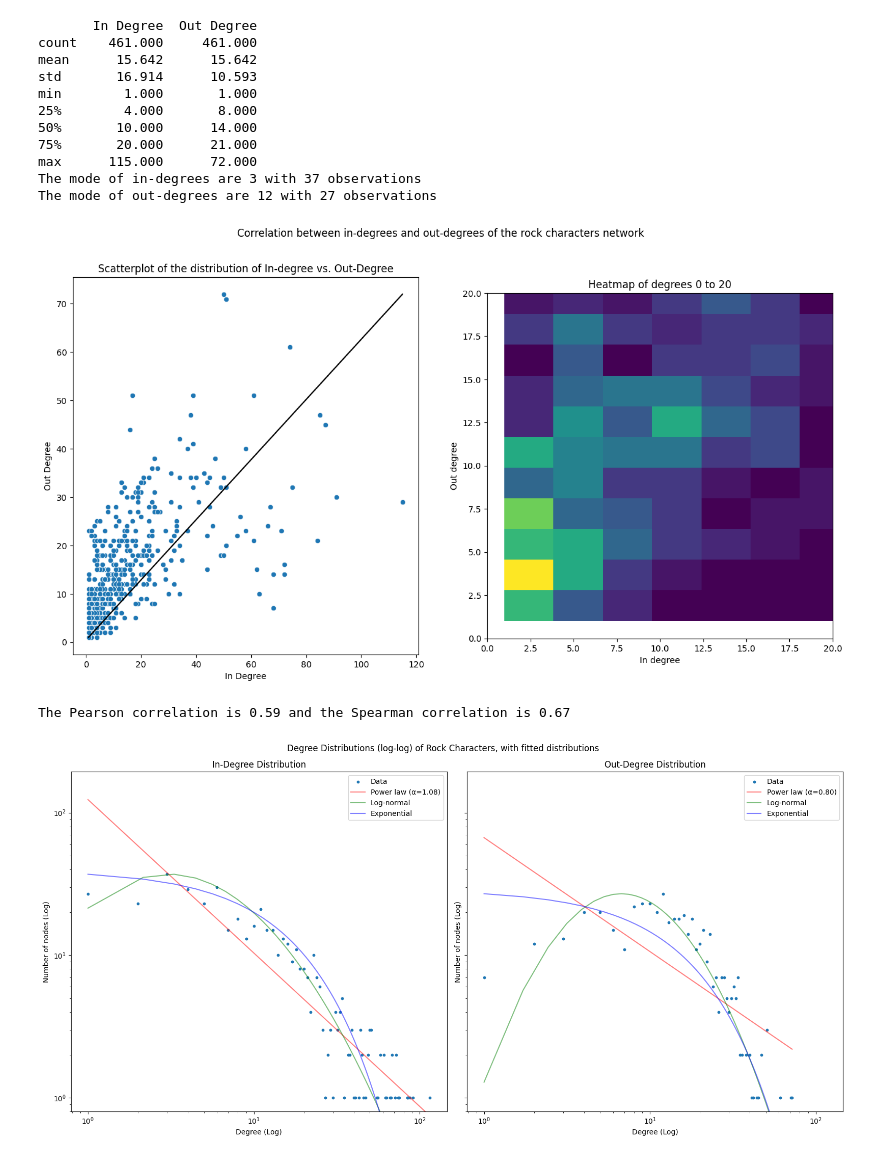
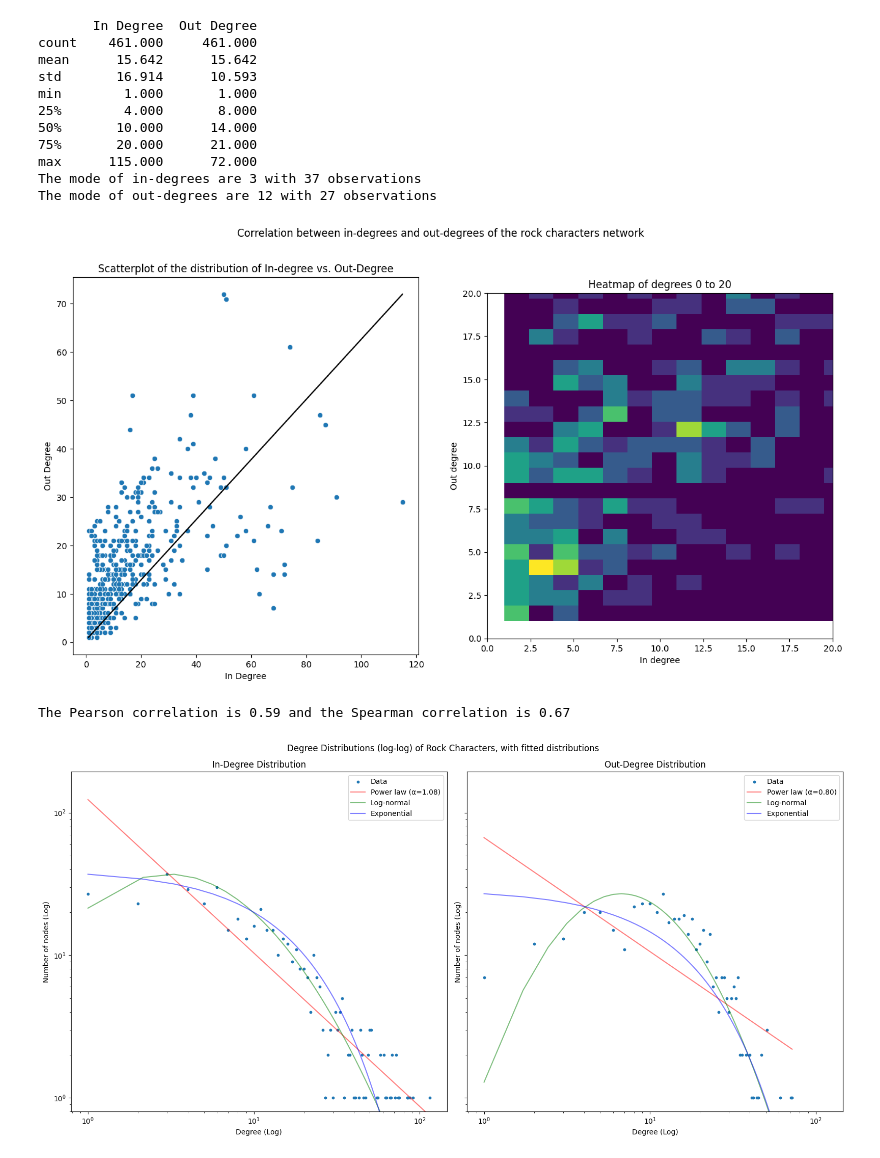
Before and after one commit to Somon8/social_graphs_25, a Jupyter notebook: Assignment2_1.ipynb, the cells around one changed output. Drawn from its saved outputs; the diff is of its cells as text; code cells hidden in the pictures.

```diff
--- a/Assignment2_1.ipynb
+++ b/Assignment2_1.ipynb
@@ -75,35 +78,35 @@ figure, axs = plt.subplots(1, 2, figsize=(16, 8)) #Row, col, w, h
 sns.scatterplot(data = df, x = "In Degree", y = "Out Degree", ax= axs[0])
 
 in_max, out_max = df.max()
 in_min, out_min = df.min()
 
 axs[0].plot([in_min,in_max],[out_min,out_max], color = 'black')
 axs[0].set_title("Scatterplot of the distribution of In-degree vs. Out-Degree")
 
 
 #Plot the correlation heatmap
-heatmap_data, xedges, yedges = np.histogram2d(df["In Degree"], df["Out Degree"], bins=40)
+heatmap_data, xedges, yedges = np.histogram2d(df["In Degree"], df["Out Degree"], bins=80)
 extent = [xedges[0], xedges[-1], yedges[0], yedges[-1]]
 
 plt.imshow(heatmap_data.T, extent=extent, origin='lower')
 plt.xlabel("In degree")
 plt.ylabel("Out degree")
 lim = 20
 plt.xlim(0,lim)
 plt.ylim(0,lim)
 axs[1].set_title("Heatmap of degrees 0 to 20")
 
 ############### Show the plot
 plt.suptitle("Correlation between in-degrees and out-degrees of the rock characters network")
 plt.show()
 
 # Calculate the correlations
 cor_pearson = df['In Degree'].corr(df['Out Degree'], method = "pearson")
 cor_spearman = df['In Degree'].corr(df['Out Degree'], method = "spearman")
 
 print("The Pearson correlation is {:.2F} and the Spearman correlation is {:.2F}".format(cor_pearson, cor_spearman))
 # %% [output]
-[figure, old version]
+[figure, new version]
 The Pearson correlation is 0.59 and the Spearman correlation is 0.67
 # %%
 #2 figures. In-degree and out-degree, both should be plotted with Power, log-normal and exponetial fit on top
```
Also changed, not shown: parts of 12 cells of this notebook, 1 other file.
